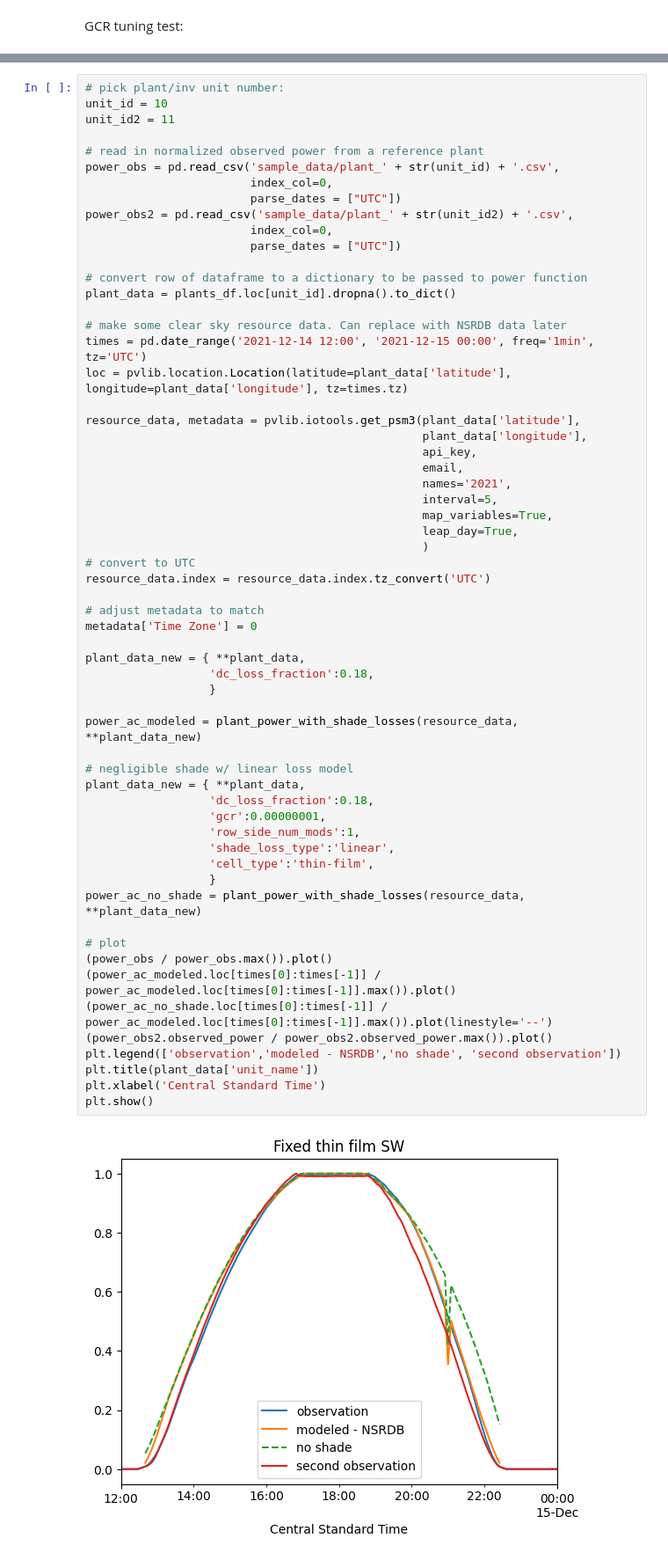
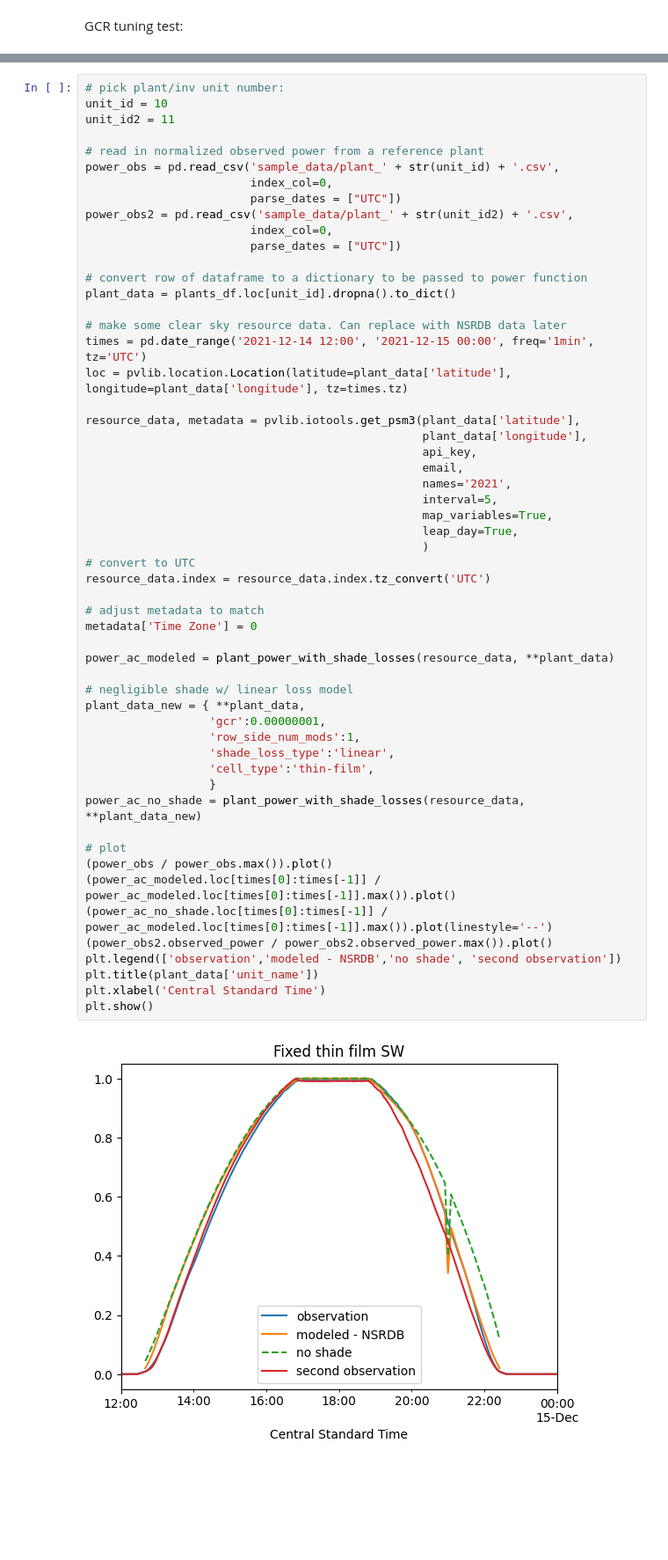
Before and after one commit to williamhobbs/2024_pvpmc_self_shade, a Jupyter notebook: 2024_pvpmc_self_shade_rev2.ipynb, the cells around one changed output, grey strips where cells are left out. Shown at 88% size. Cells and saved outputs as stored; diff of their text form; blank space fills up the shorter version.

```diff
--- a/2024_pvpmc_self_shade_rev2.ipynb
+++ b/2024_pvpmc_self_shade_rev2.ipynb
@@ -669,40 +716,35 @@ resource_data, metadata = pvlib.iotools.get_psm3(plant_data['latitude'],
                                                  interval=5,
                                                  map_variables=True,
                                                  leap_day=True,
                                                  )
 # convert to UTC
 resource_data.index = resource_data.index.tz_convert('UTC')
 
 # adjust metadata to match
 metadata['Time Zone'] = 0
 
-plant_data_new = { **plant_data,
-                  'dc_loss_fraction':0.18,
-                  }
-
-power_ac_modeled = plant_power_with_shade_losses(resource_data, **plant_data_new)
+power_ac_modeled = plant_power_with_shade_losses(resource_data, **plant_data)
 
 # negligible shade w/ linear loss model
 plant_data_new = { **plant_data,
-                  'dc_loss_fraction':0.18,
                   'gcr':0.00000001,
                   'row_side_num_mods':1,
                   'shade_loss_type':'linear',
                   'cell_type':'thin-film',
                   }
 power_ac_no_shade = plant_power_with_shade_losses(resource_data, **plant_data_new)
 
 # plot
 (power_obs / power_obs.max()).plot()
 (power_ac_modeled.loc[times[0]:times[-1]] / power_ac_modeled.loc[times[0]:times[-1]].max()).plot()
 (power_ac_no_shade.loc[times[0]:times[-1]] / power_ac_modeled.loc[times[0]:times[-1]].max()).plot(linestyle='--')
 (power_obs2.observed_power / power_obs2.observed_power.max()).plot()
 plt.legend(['observation','modeled - NSRDB','no shade', 'second observation'])
 plt.title(plant_data['unit_name'])
 plt.xlabel('Central Standard Time')
 plt.show()
 # %% [output]
-[figure, old version]
+[figure, new version]
 # %%
 # pick plant/inv unit number:
 unit_id = 20
```
Also changed, not shown: parts of 12 cells of this notebook.
